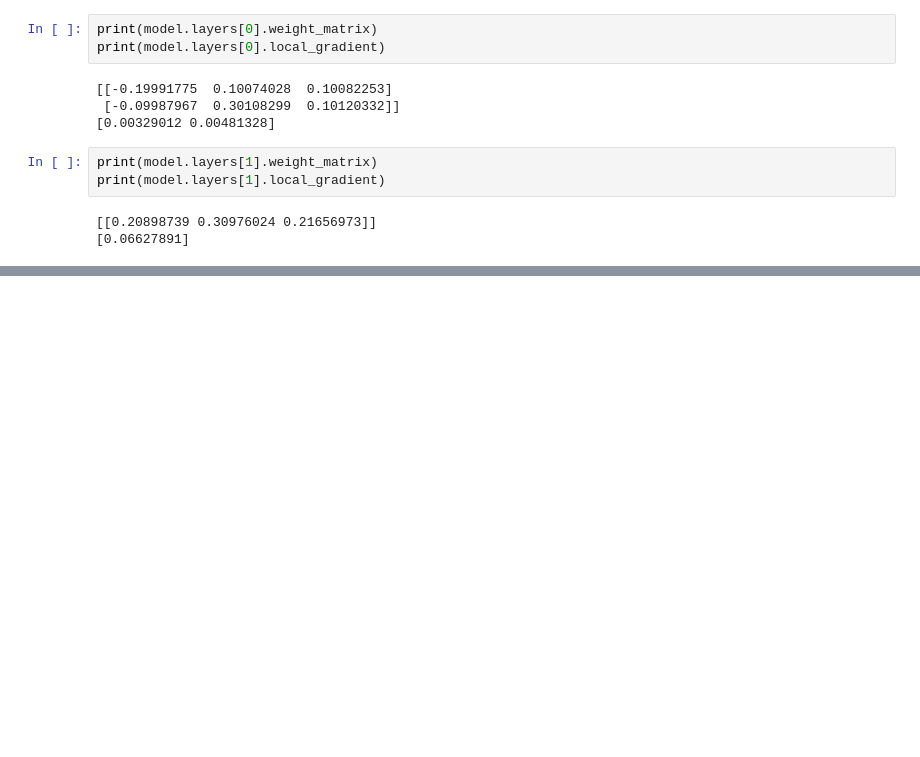
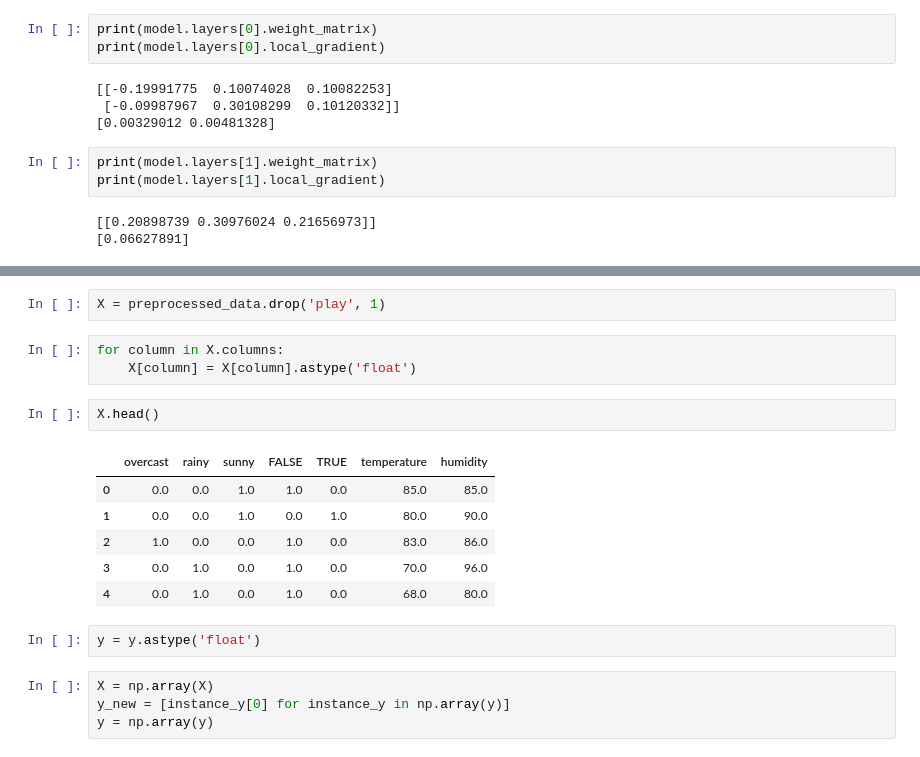
Before and after one commit to holylovenia/lunak, a Jupyter notebook: ANN.ipynb, the cells around one changed output, grey strips where cells are left out. Saved outputs shown, nothing was run; the diff lists cells and outputs as text; blank space fills up the shorter version.

```diff
--- a/ANN.ipynb
+++ b/ANN.ipynb
@@ -280,0 +428,20 @@ print(model.layers[1].local_gradient)
+# %%
+X = preprocessed_data.drop('play', 1)
+# %%
+for column in X.columns:
+    X[column] = X[column].astype('float')
+# %%
+X.head()
+# %% [output]
+|  | overcast | rainy | sunny | FALSE | TRUE | temperature | humidity |
+| 0 | 0.0 | 0.0 | 1.0 | 1.0 | 0.0 | 85.0 | 85.0 |
+| 1 | 0.0 | 0.0 | 1.0 | 0.0 | 1.0 | 80.0 | 90.0 |
+| 2 | 1.0 | 0.0 | 0.0 | 1.0 | 0.0 | 83.0 | 86.0 |
+| 3 | 0.0 | 1.0 | 0.0 | 1.0 | 0.0 | 70.0 | 96.0 |
+| 4 | 0.0 | 1.0 | 0.0 | 1.0 | 0.0 | 68.0 | 80.0 |
+# %%
+y = y.astype('float')
+# %%
+X = np.array(X)
+y_new = [instance_y[0] for instance_y in np.array(y)]
+y = np.array(y)
```
Also changed, not shown: parts of 51 cells of this notebook.
